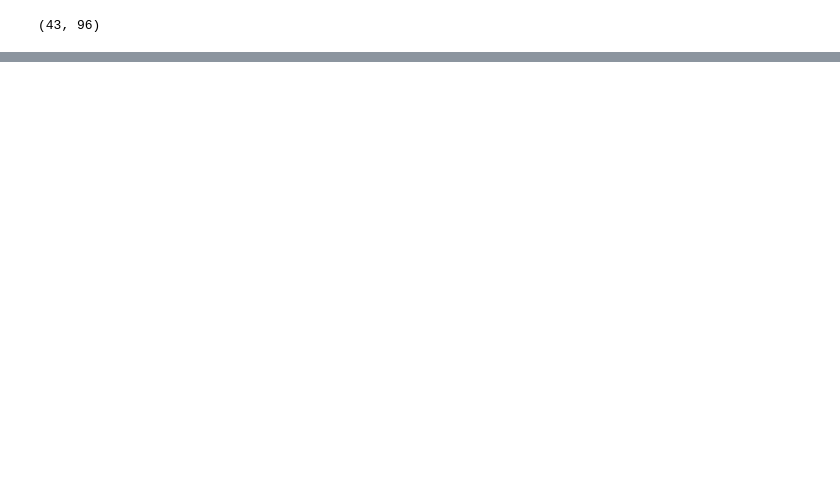
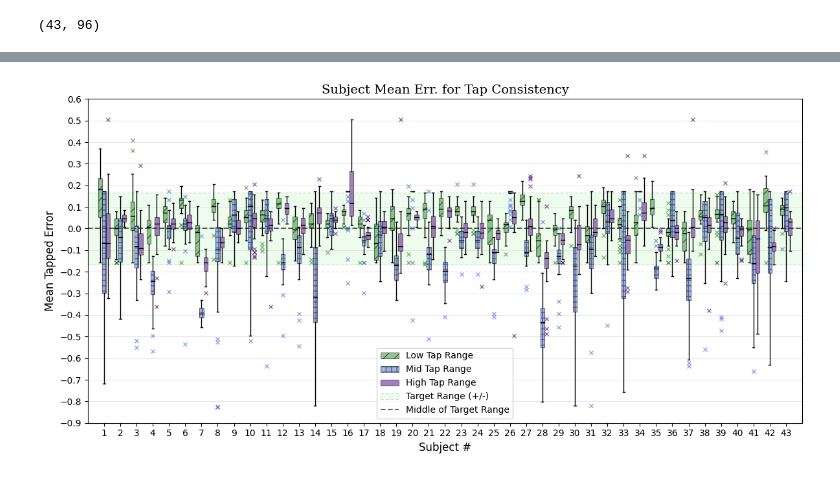
Before and after one commit to peter-clark/investigating-human-tapping-behavior-polyphonic-rhythms, a Jupyter notebook: 5-Tapping_Force-Consistency_and_Precision.ipynb, the cells around one changed output, grey strips where cells are left out. Cells and saved outputs as stored; diff of their text form; code cells hidden in the pictures; blank space fills up the shorter version.

```diff
--- a/5-Tapping_Force-Consistency_and_Precision.ipynb
+++ b/5-Tapping_Force-Consistency_and_Precision.ipynb
@@ -55,0 +175,50 @@ for subj in range(n_subjects):
+# %%
+## Graph by Subject ##
+
+fig = plt.figure(figsize=(12,6))
+ax = fig.add_subplot()
+subjidx = np.arange(n_subjects)+1
+ax.grid(color='lightgray', linestyle='-', linewidth=0.6, alpha=0.7, axis='y')
+
+# shift for 3x boxplot
+pos_low = subjidx - 0.25
+pos_high = subjidx + 0.25
+
+# target rectangle
+line = ax.axhline(y=0,color='black', alpha=0.6, linestyle='--', label='Middle of Target Range')
+p1 = (n_subjects+1,-float(0.33/2))
+p2 = (0.0,float(0.33/2))
+rect = mpl.patches.Rectangle((p2[0], p1[1]), p1[0] - p2[0], p2[1] - p1[1], linewidth=1, edgecolor='darkgreen', facecolor='lightgreen', alpha=0.15, linestyle='--', label='Target Range (+/-)')
+ax.add_patch(rect)
+
+# make a copy and normalize to middle of target range
+_tap_by_test=tap_by_test.copy()
+for i in range(n_subjects):
+    _tap_by_test[0][i] = (tap_by_test[0][i]-21) / 127
+    _tap_by_test[1][i] = (tap_by_test[1][i]-105) / 127
+    _tap_by_test[2][i] = (tap_by_test[2][i]-63) / 127
+
+mpl.rcParams['hatch.linewidth'] = 1
+bp1_low = ax.boxplot(_tap_by_test[0].T, positions=pos_low, **box_style, boxprops={**boxb_style,"facecolor":colors_dark[0], "alpha":0.5, "hatch":"//"}, flierprops={"markeredgecolor":colors_dark[0], **boxf_style})
+bp1_mid = ax.boxplot(_tap_by_test[1].T, positions=subjidx, **box_style, boxprops={**boxb_style,"facecolor":colors_dark[1], "alpha":0.5, "hatch":"++"}, flierprops={"markeredgecolor":colors_dark[1], **boxf_style})
+bp1_high = ax.boxplot(_tap_by_test[2].T, positions=pos_high, **box_style, boxprops={**boxb_style,"facecolor":colors_dark[2], "alpha":0.5}, flierprops={"markeredgecolor":colors_dark[2], **boxf_style})
+
+ax.set(xlim=[0,n_subjects+1], ylim=[-0.9,0.6], xticks=subjidx, xticklabels=subjidx, yticks=np.arange(start=-0.9,stop=0.7,step=0.1))
+
+ax.set_title(f"Subject Mean Err. for Tap Consistency", fontsize=14, fontfamily='serif',fontweight='book')
+ax.set_xlabel("Subject #", fontsize=12, fontfamily='sans-serif')
+ax.set_ylabel("Mean Tapped Error", fontsize=12, fontfamily='sans-serif')
+
+# Add and Remove the dummy lines to make legend work
+line1, = ax.plot([1,1], color='blue')
+line2, = ax.plot([1,1], color='green')
+line3, = ax.plot([1,1], color='red')
+line1.set_visible(False)
+line2.set_visible(False)
+line3.set_visible(False)
+
+ax.legend([bp1_low["boxes"][0], bp1_mid["boxes"][0], bp1_high["boxes"][0], rect, line], ('Low Tap Range', 'Mid Tap Range', 'High Tap Range', 'Target Range (+/-)', 'Middle of Target Range'))
+fig.tight_layout()
+plt.show()
+# %% [output]
+[figure, added]
```
Also changed, not shown: parts of 5 cells of this notebook.
